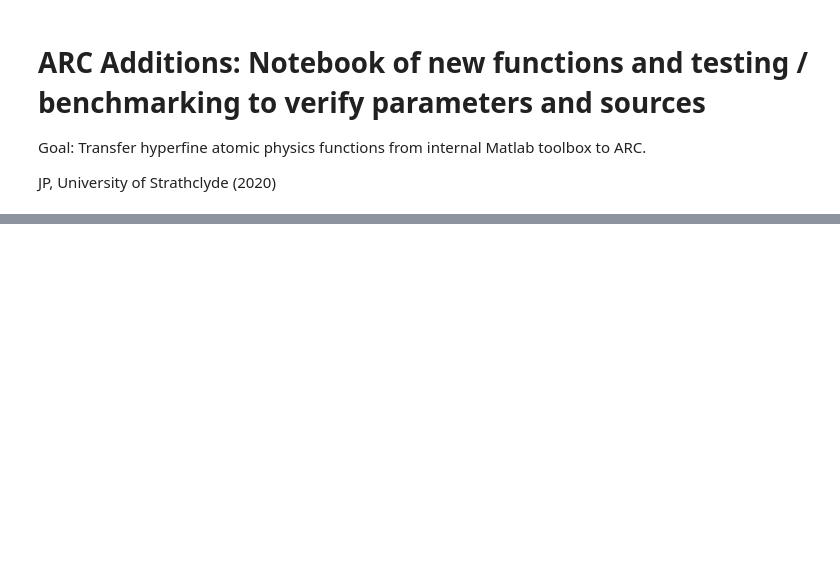
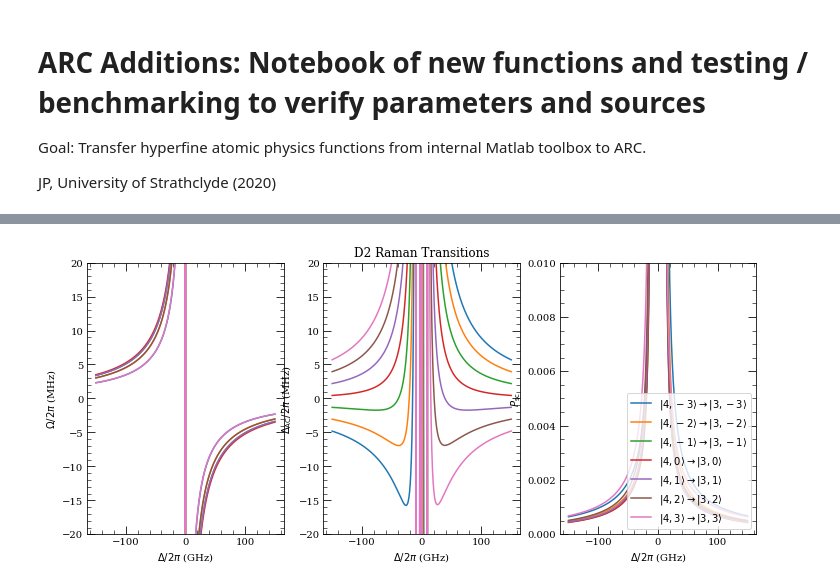
Before and after one commit to nikolasibalic/ARC-Alkali-Rydberg-Calculator, a Jupyter notebook: ARC Additions.ipynb, the cells around one changed output, grey strips where cells are left out. Drawn from its saved outputs; the diff is of its cells as text; code cells hidden in the pictures; blank space fills up the shorter version.

```diff
--- a/ARC Additions.ipynb
+++ b/ARC Additions.ipynb
@@ -189,0 +368,70 @@ cs.gS
+# %%
+# Test Raman Transition Calculation
+#==================================
+
+#Laser Parameters
+Pa=0.1e-3;wa=5e-6;qa=-1;
+Pb=0.1e-3;wb=5e-6;qb=-1;
+
+#Detuning Array
+Delta0=-50e9*2*np.pi
+Delta=np.linspace(-150,150,10000)*1e9*2*np.pi
+
+#D1 Line
+ne=6;le=1;je=0.5;f1=4; mf1=0; f0=3; mf0=0;
+[OmR,AC,Psc]=cs.groundstateRamanTransition(Pa,wa,qa,Pb,wb,qb,Delta0,f0,mf0,f1,mf1,ne,le,je)
+print('\nRaman Transitions |%d,%d> to |%d,%d> via %dP_%d/2' % (f1,mf1,f0,mf0,ne,je*2))
+print('\tParameters:\tDelta/2pi = %2.f GHz, Pa = %1.2f mW, wa = %2.1f um, Pa = %1.2f mW, wa = %2.1f um' \
+      % (Delta0/2.0/np.pi*1e-9,Pa*1e3,wa*1e6,Pb*1e3,wb*1e6))
+print('\tResults:\tOmR/2pi = %2.5f MHz, AC/2pi = %2.5f MHz, Psc = %f' % (OmR/2.0/np.pi*1e-6,AC/2.0/np.pi*1e-6,Psc))
+
+#D2 Line
+ne=6;le=1;je=1.5;
+[OmR,AC,Psc]=cs.groundstateRamanTransition(Pa,wa,qa,Pb,wb,qb,Delta0,f0,mf0,f1,mf1,ne,le,je)
+print('\nRaman Transitions |%d,%d> to |%d,%d> via %dP_%d/2' % (f1,mf1,f0,mf0,ne,je*2))
+print('\tParameters:\tDelta/2pi = %2.f GHz, Pa = %1.2f mW, wa = %2.1f um, Pa = %1.2f mW, wa = %2.1f um' \
+      % (Delta0/2.0/np.pi*1e-9,Pa*1e3,wa*1e6,Pb*1e3,wb*1e6))
+print('\tResults:\tOmR/2pi = %2.5f MHz, AC/2pi = %2.5f MHz, Psc = %f' % (OmR/2.0/np.pi*1e-6,AC/2.0/np.pi*1e-6,Psc))
+
+#7P1/2
+ne=7;le=1;je=0.5;Pa=10e-3;Pb=10e-3;
+[OmR,AC,Psc]=cs.groundstateRamanTransition(Pa,wa,qa,Pb,wb,qb,Delta0,f0,mf0,f1,mf1,ne,le,je)
+print('\nRaman Transitions |%d,%d> to |%d,%d> via %dP_%d/2' % (f1,mf1,f0,mf0,ne,je*2))
+print('\tParameters:\tDelta/2pi = %2.f GHz, Pa = %1.2f mW, wa = %2.1f um, Pa = %1.2f mW, wa = %2.1f um' \
+      % (Delta0/2.0/np.pi*1e-9,Pa*1e3,wa*1e6,Pb*1e3,wb*1e6))
+print('\tResults:\tOmR/2pi = %2.5f MHz, AC/2pi = %2.5f MHz, Psc = %f' % (OmR/2.0/np.pi*1e-6,AC/2.0/np.pi*1e-6,Psc))
+
+#7P3/2
+ne=7;le=1;je=1.5;Pa=10e-3;Pb=10e-3;
+[OmR,AC,Psc]=cs.groundstateRamanTransition(Pa,wa,qa,Pb,wb,qb,Delta0,f0,mf0,f1,mf1,ne,le,je)
+print('\nRaman Transitions |%d,%d> to |%d,%d> via %dP_%d/2' % (f1,mf1,f0,mf0,ne,je*2))
+print('\tParameters:\tDelta/2pi = %2.f GHz, Pa = %1.2f mW, wa = %2.1f um, Pa = %1.2f mW, wa = %2.1f um' \
+      % (Delta0/2.0/np.pi*1e-9,Pa*1e3,wa*1e6,Pb*1e3,wb*1e6))
+print('\tResults:\tOmR/2pi = %2.5f MHz, AC/2pi = %2.5f MHz, Psc = %f' % (OmR/2.0/np.pi*1e-6,AC/2.0/np.pi*1e-6,Psc))
+
+#Prepare Output Figure
+[f,ax]=plt.subplots(1,3,figsize=(12, 5))
+ax[0].set_xlabel(r'$\Delta/2\pi$ (GHz)')
+ax[0].set_ylabel(r'$\Omega/2\pi$ (MHz)')
+ax[0].set_ylim([-20,20])
+ax[1].set_xlabel(r'$\Delta/2\pi$ (GHz)')
+ax[1].set_ylabel(r'$\Delta_\mathrm{AC}/2\pi$ (MHz)')
+ax[1].set_ylim([-20,20])
+ax[2].set_xlabel(r'$\Delta/2\pi$ (GHz)')
+ax[2].set_ylabel(r'$P_\mathrm{sc}$')
+ax[2].set_ylim([0,0.01])
+
+#Reset to D2 Line
+ne=6;le=1;je=1.5;f1=4; mf1=0; f0=3; mf0=0;
+Pa=0.1e-3;wa=5e-6;qa=-1;
+Pb=0.1e-3;wb=5e-6;qb=-1;
+
+for mf in range(-3,4):
+    [OmR,AC,Psc]=cs.groundstateRamanTransition(Pa,wa,qa,Pb,wb,qb,Delta,f1,mf,f0,mf+qa-qb,ne,le,je)
+    ax[0].plot(Delta/(2e9*np.pi),OmR/(2e6*np.pi))
+    ax[1].plot(Delta/(2e9*np.pi),AC/(2e6*np.pi))
+    ax[2].plot(Delta/(2e9*np.pi),Psc,label=format("$\\vert%d,%d\\rangle\\rightarrow\\vert%d,%d\\rangle$" % (f1,mf,f0,mf)))
+ax[2].legend(loc=4)
+ax[1].set_title('D2 Raman Transitions')
+plt.show()
+# %% [output]
@@ -189,0 +453 @@ cs.gS
+[figure, added]
```
Also changed, not shown: parts of 13 cells of this notebook, 8 other files.
